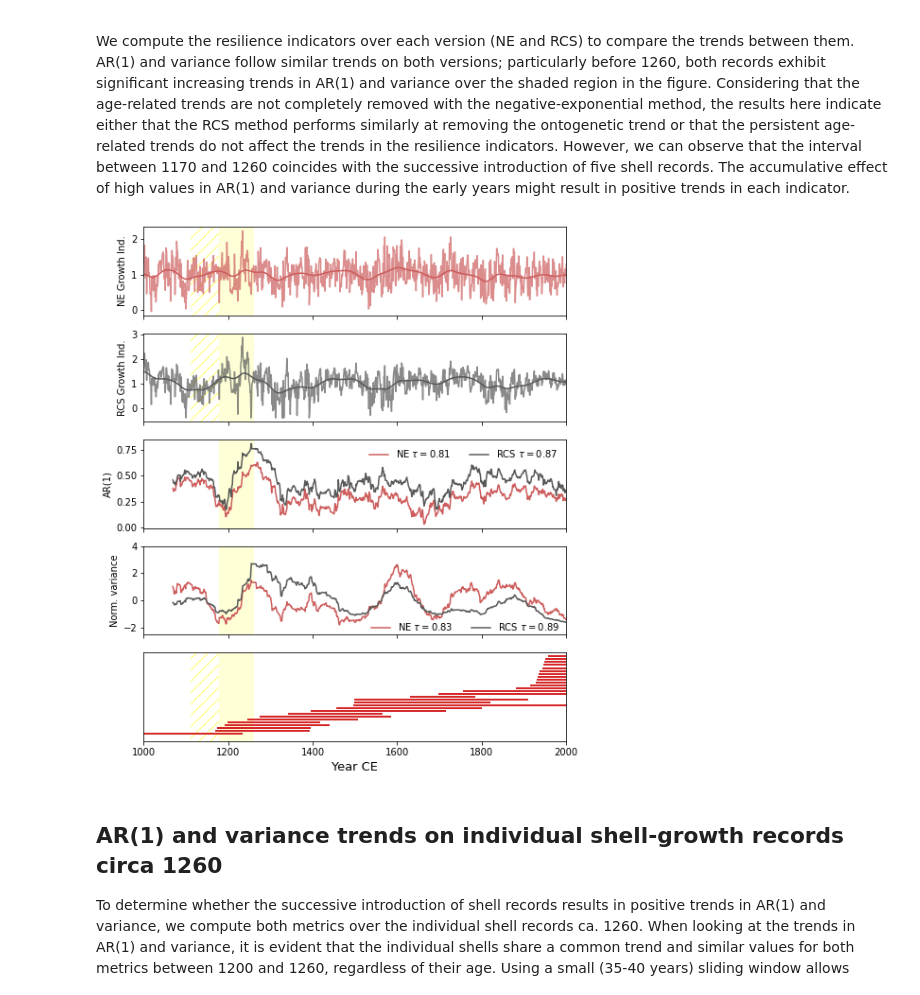
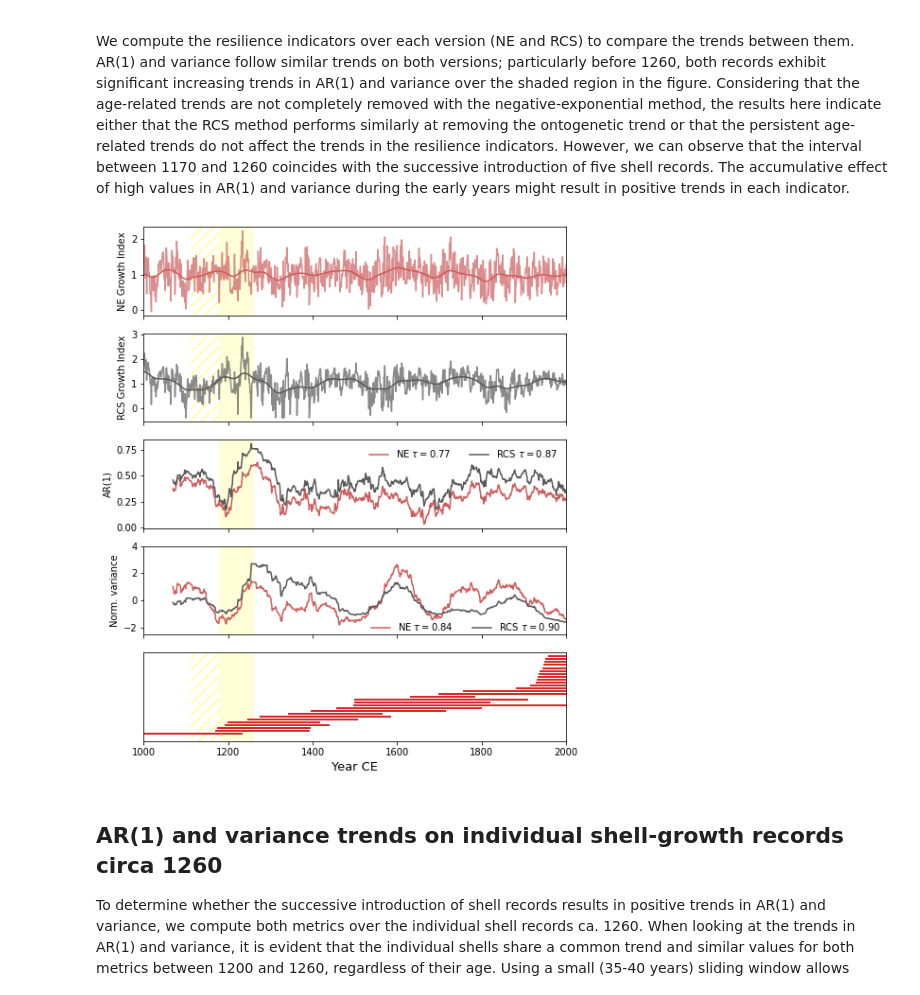
Before and after one commit to BeatrizArellano/MCA-LIA_transition, a Jupyter notebook: Growth_record_assessment.ipynb, the cells around one changed output. Saved outputs shown, nothing was run; the diff lists cells and outputs as text; code cells hidden in the pictures.

```diff
--- a/Growth_record_assessment.ipynb
+++ b/Growth_record_assessment.ipynb
@@ -231,38 +231,40 @@ records['RCS'] = ews.Ews(chrons['RCS'][chrons.index>=1000])## The RCS chron afte
 # %%
 fig, axs = plt.subplots(5,1,figsize=(8,10),sharex=True)
 colors = ['indianred','#595959']
 for i,(ch,ts) in enumerate(records.items()):
     ts.plot(ax=axs[i],label=ch,color=colors[i],alpha=0.7,legend=None)
     ts.gaussian_det(bW=bW).trend.plot(ax=axs[i],color=colors[i],legend=None)
     ar1 = ts.ar1(detrend=True,bW=bW,wL=wL)
     var = ts.var(detrend=True,bW=bW,wL=wL)
     norm_var = (var - var.mean())/var.std()
-    kv_ar1 = ews.Ews(ar1[(ar1.index>=1185) & (ar1.index<=1260)]).kendall
-    kv_var = ews.Ews(norm_var[(norm_var.index>=1185) & (norm_var.index<=1260)]).kendall
+    kv_ar1 = ts[(ts.index>=1110)&(ts.index<=1260)].ar1(detrend=True,bW=bW,wL=wL).kendall
+    kv_var = ts[(ts.index>=1110)&(ts.index<=1260)].var(detrend=True,bW=bW,wL=wL).kendall
+    #kv_ar1 = ews.Ews(ar1[(ar1.index>=1185) & (ar1.index<=1260)]).kendall
+    #kv_var = ews.Ews(norm_var[(norm_var.index>=1185) & (norm_var.index<=1260)]).kendall
     ar1 = ar1.rename(columns = {f'{ch}':ch+rf' $\tau=${kv_ar1:.2f}'})
     norm_var = norm_var.rename(columns = {f'{ch}':ch+rf' $\tau=${kv_var:.2f}'})
     ar1.plot(ax=axs[2],label=ch+rf' $\tau=${kv_ar1:.2f}',color=colors[i])
     norm_var.plot(ax=axs[3],label=ch+rf' $\tau=${kv_var:.2f}',color=colors[i])
-    axs[i].set_ylabel(f'{ch} Growth Ind.')
+    axs[i].set_ylabel(f'{ch} Growth Index')
 
 for i,(shell, lt) in enumerate(lifetime_sort.items()):
     axs[-1].plot((lt[0],lt[1]),(i,i),color='tab:red',linewidth=2)
 axs[2].set_ylabel('AR(1)')
 axs[3].set_ylabel('Norm. variance');
 axs[-1].set_xlabel('Year CE',fontsize=13)
 for i,ax in enumerate(axs):
     ax.axvspan(1179, 1260, color=(255/255,255/255,0,40/255), lw=0)
     if i in [2,3]:
         ax.legend(frameon=False,ncol=2)
     else:
         ax.axvspan(1110,1179,hatch="//", facecolor="none",edgecolor=(255/255,255/255,0,150/255), lw=0)
 axs[3].set_ylim(-2.5,4)
 axs[3].legend(frameon=False,ncol=2,loc=(0.53,-0.02))
 axs[-1].set_xlim(1000,2000)
 axs[-1].set_yticks([]);
-#fig.savefig('gi_rcs_ne.png',dpi=300)
+fig.savefig('gi_rcs_ne.png',dpi=300)
 # %% [output]
-[figure, old version]
+[figure, new version]
 # %% [markdown]
 <a id='trends_ind_rec_1260'></a>
 ## AR(1) and variance trends on individual shell-growth records circa 1260
```
